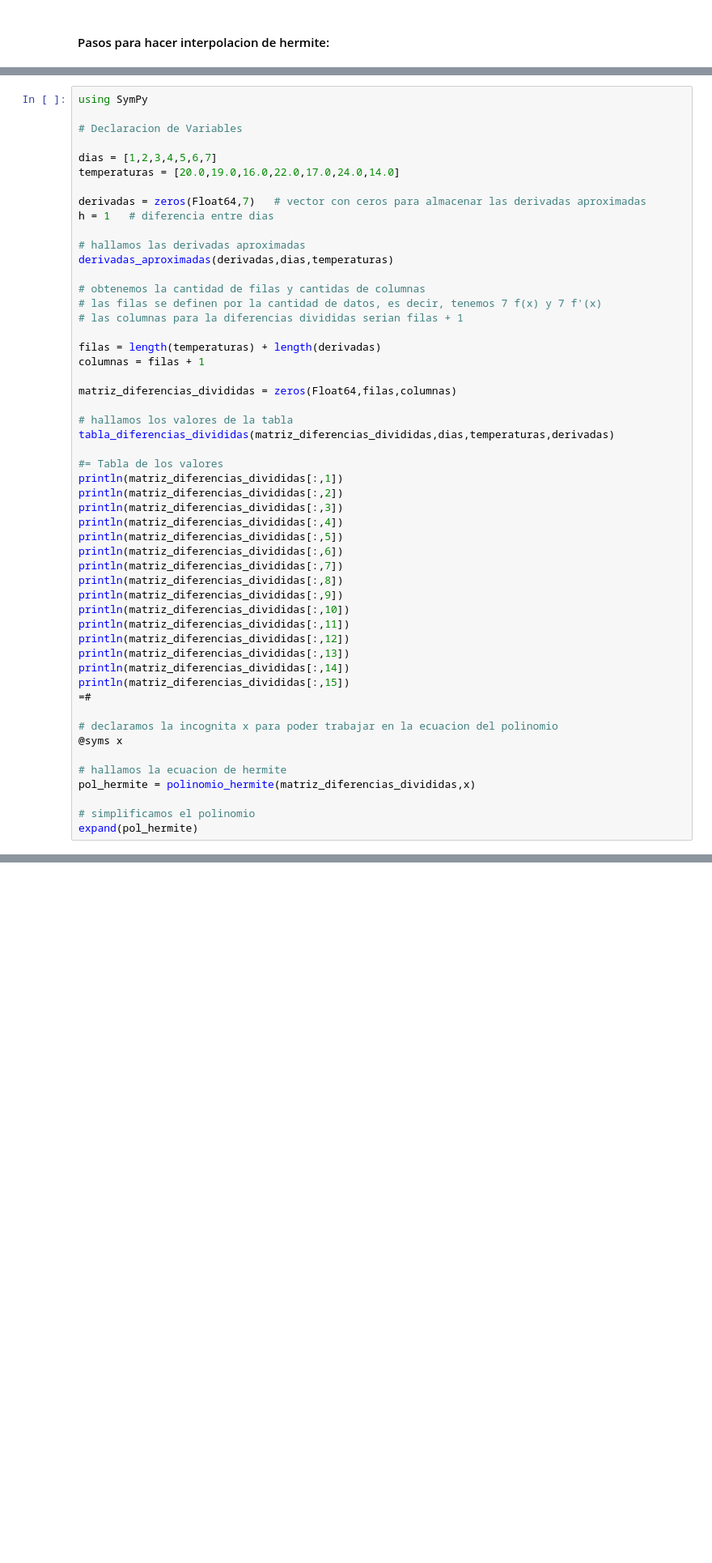
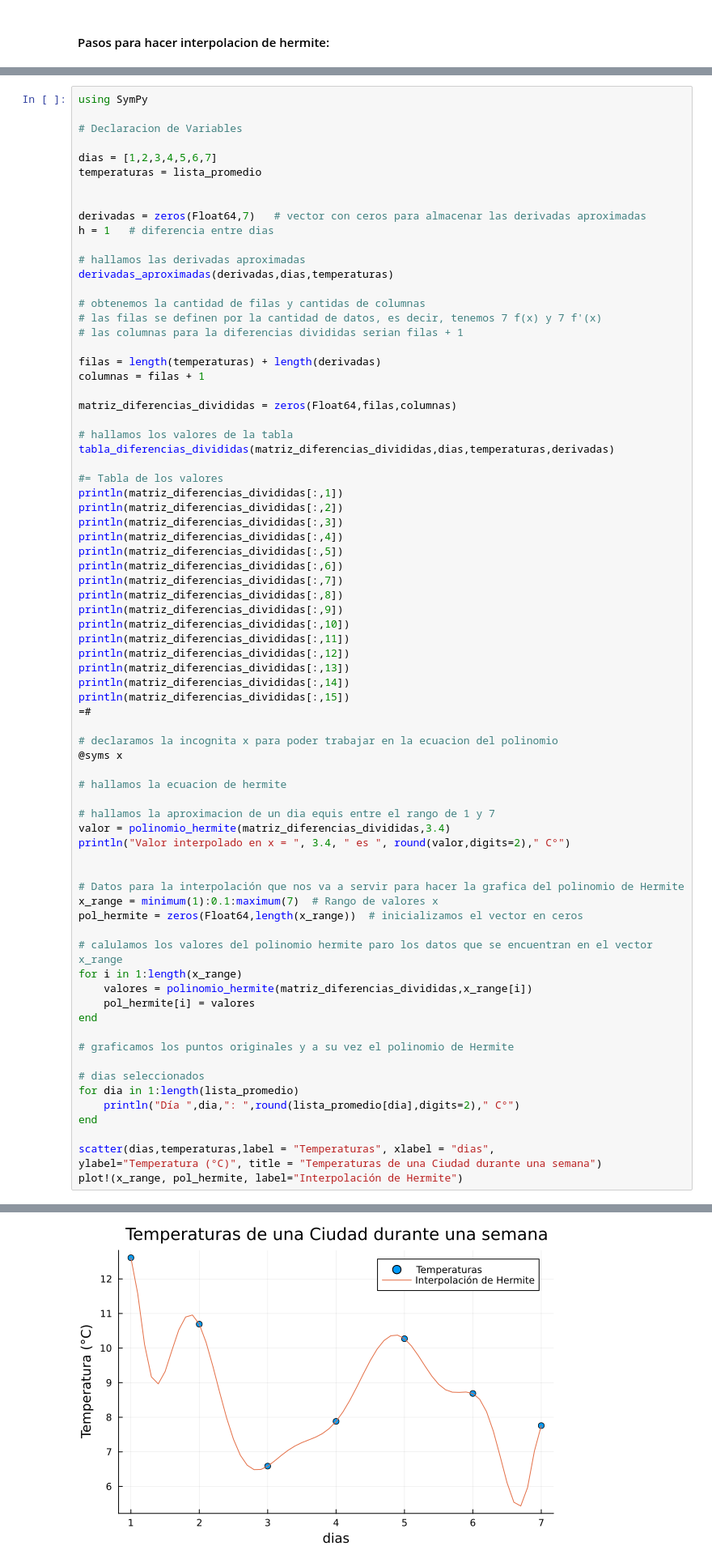
Before and after one commit to Sperrotta10/Colaboradores, a Jupyter notebook: proyecto/proyecto_meteorologico.ipynb, the cells around one changed output, grey strips where cells are left out. Shown: that part at 81% size. Cells and saved outputs as stored; diff of their text form; blank space fills up the shorter version.

Commit message:
Agregado grafico de la Interpolacion de Hermite

```diff
--- a/proyecto/proyecto_meteorologico.ipynb
+++ b/proyecto/proyecto_meteorologico.ipynb
@@ -374,7 +378,8 @@ using SymPy
 # Declaracion de Variables
 
 dias = [1,2,3,4,5,6,7]
-temperaturas = [20.0,19.0,16.0,22.0,17.0,24.0,14.0]
+temperaturas = lista_promedio
+
 
 derivadas = zeros(Float64,7)   # vector con ceros para almacenar las derivadas aproximadas
 h = 1   # diferencia entre dias
@@ -416,7 +421,30 @@ println(matriz_diferencias_divididas[:,15])
 @syms x
 
 # hallamos la ecuacion de hermite
-pol_hermite = polinomio_hermite(matriz_diferencias_divididas,x)
 
-# simplificamos el polinomio
-expand(pol_hermite)
+# hallamos la aproximacion de un dia equis entre el rango de 1 y 7
+valor = polinomio_hermite(matriz_diferencias_divididas,3.4)
+println("Valor interpolado en x = ", 3.4, " es ", round(valor,digits=2)," C°")
+
+
+# Datos para la interpolación que nos va a servir para hacer la grafica del polinomio de Hermite
+x_range = minimum(1):0.1:maximum(7)  # Rango de valores x
+pol_hermite = zeros(Float64,length(x_range))  # inicializamos el vector en ceros
+
+# calulamos los valores del polinomio hermite paro los datos que se encuentran en el vector x_range
+for i in 1:length(x_range)
+    valores = polinomio_hermite(matriz_diferencias_divididas,x_range[i])
+    pol_hermite[i] = valores
+end
+
+# graficamos los puntos originales y a su vez el polinomio de Hermite
+
+# dias seleccionados
+for dia in 1:length(lista_promedio)
+    println("Día ",dia,": ",round(lista_promedio[dia],digits=2)," C°")
+end
+
+scatter(dias,temperaturas,label = "Temperaturas", xlabel = "dias",
+ylabel="Temperatura (°C)", title = "Temperaturas de una Ciudad durante una semana")
+plot!(x_range, pol_hermite, label="Interpolación de Hermite")
+# %% [output]
@@ -423,3 +459,4 @@ expand(pol_hermite)
+[figure, added]
 # %% [markdown]
 ### Interpolación de Polinomicas a Trozos
 # %%
```
Also changed, not shown: parts of 3 cells of this notebook.
